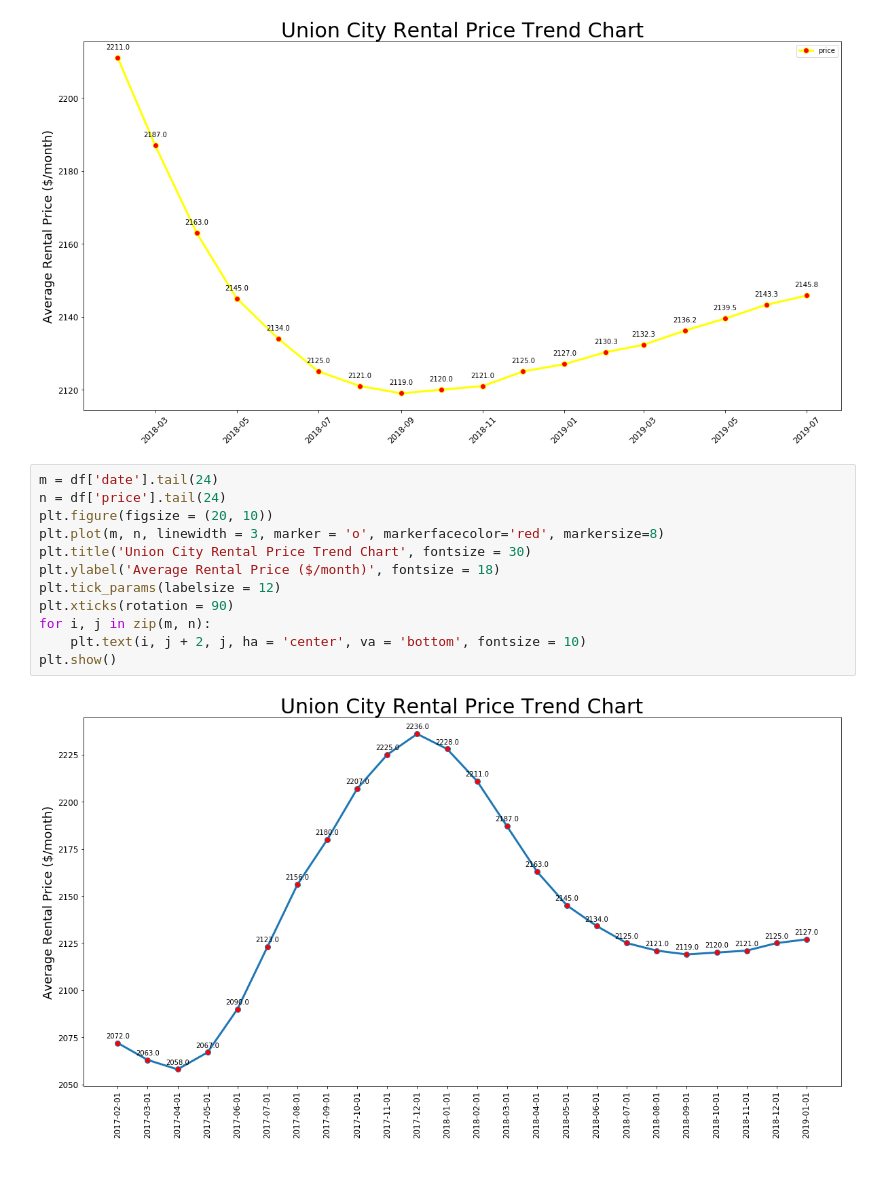
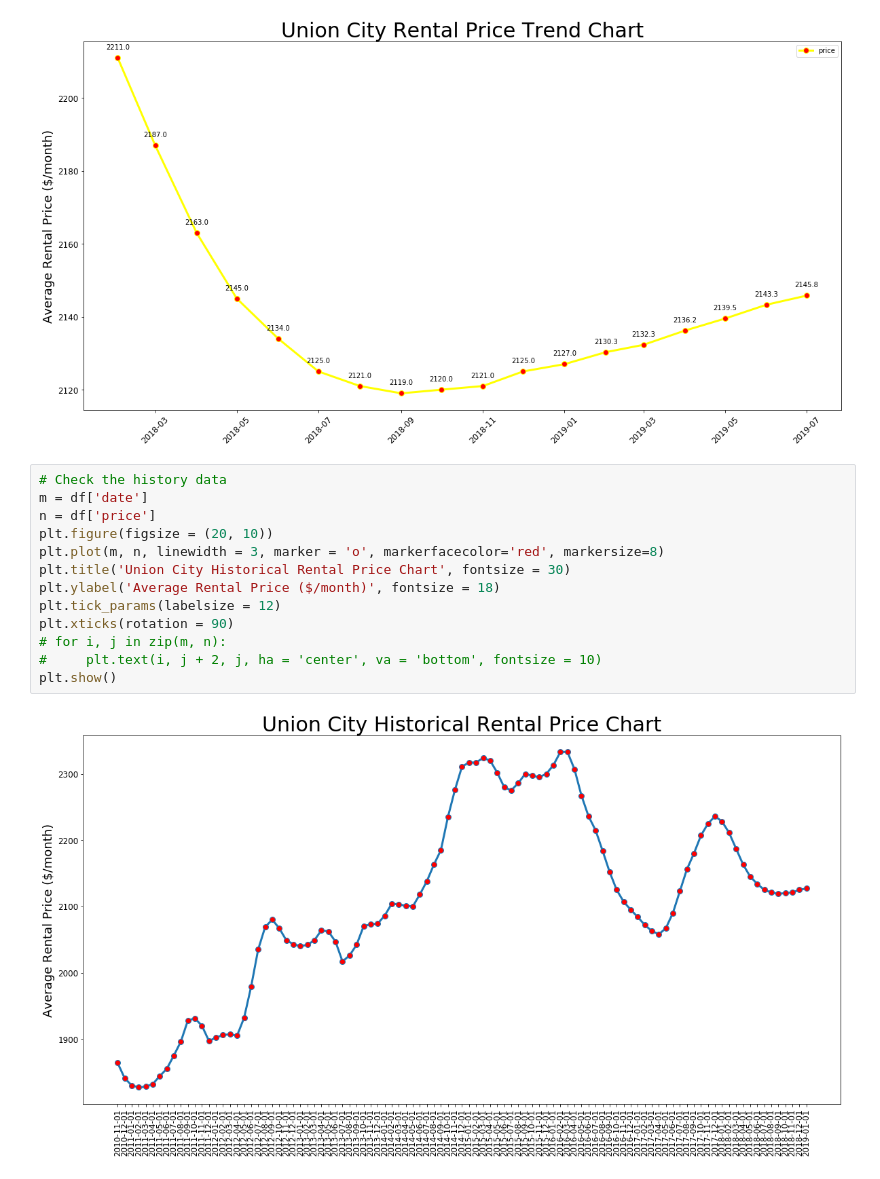
Before and after one commit to JamesLi0217/SSW695_DuckHome, a Jupyter notebook: build_model/AreaPrice_UnionCity.ipynb, the cells around one changed output. Cells and saved outputs as stored; diff of their text form.

```diff
--- a/build_model/AreaPrice_UnionCity.ipynb
+++ b/build_model/AreaPrice_UnionCity.ipynb
@@ -153,16 +153,17 @@ plt.show()
 # %% [output]
 [figure]
 # %%
-m = df['date'].tail(24)
-n = df['price'].tail(24)
+# Check the history data
+m = df['date']
+n = df['price']
 plt.figure(figsize = (20, 10))
 plt.plot(m, n, linewidth = 3, marker = 'o', markerfacecolor='red', markersize=8)
-plt.title('Union City Rental Price Trend Chart', fontsize = 30)
+plt.title('Union City Historical Rental Price Chart', fontsize = 30)
 plt.ylabel('Average Rental Price ($/month)', fontsize = 18)
 plt.tick_params(labelsize = 12)
 plt.xticks(rotation = 90)
-for i, j in zip(m, n):
-    plt.text(i, j + 2, j, ha = 'center', va = 'bottom', fontsize = 10)
+# for i, j in zip(m, n):
+#     plt.text(i, j + 2, j, ha = 'center', va = 'bottom', fontsize = 10)
 plt.show()
 # %% [output]
-[figure, old version]
+[figure, new version]
```
Also changed, not shown: parts of 2 cells of this notebook, 3 other files.
